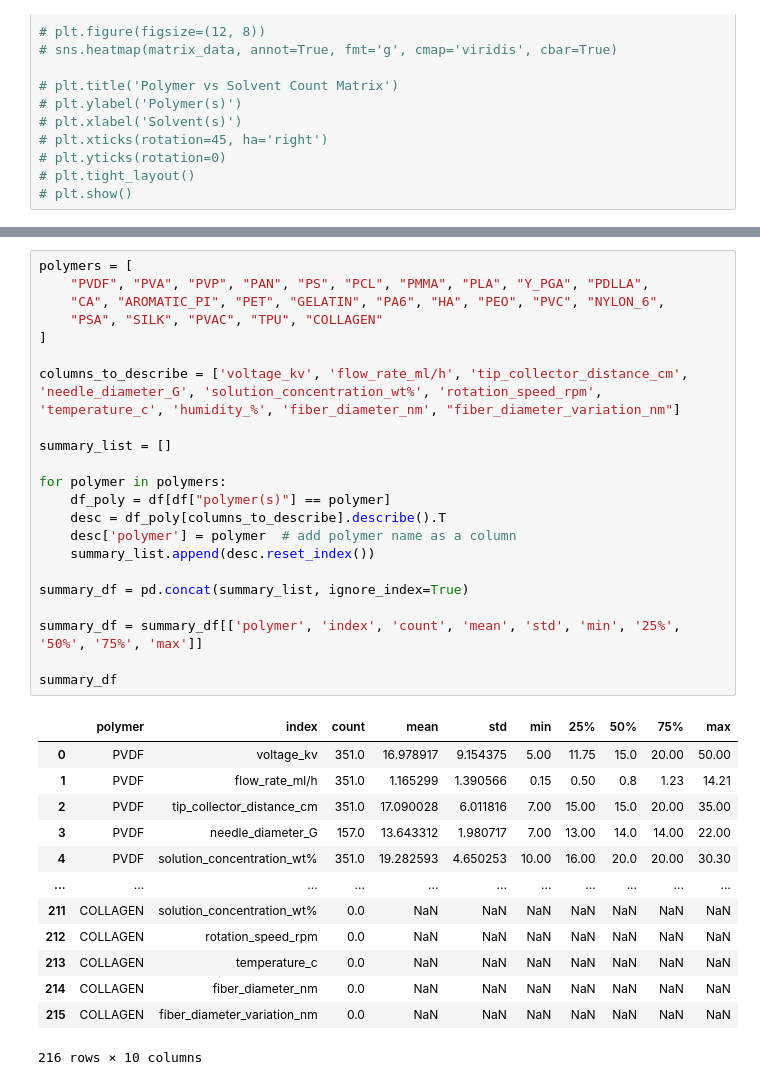
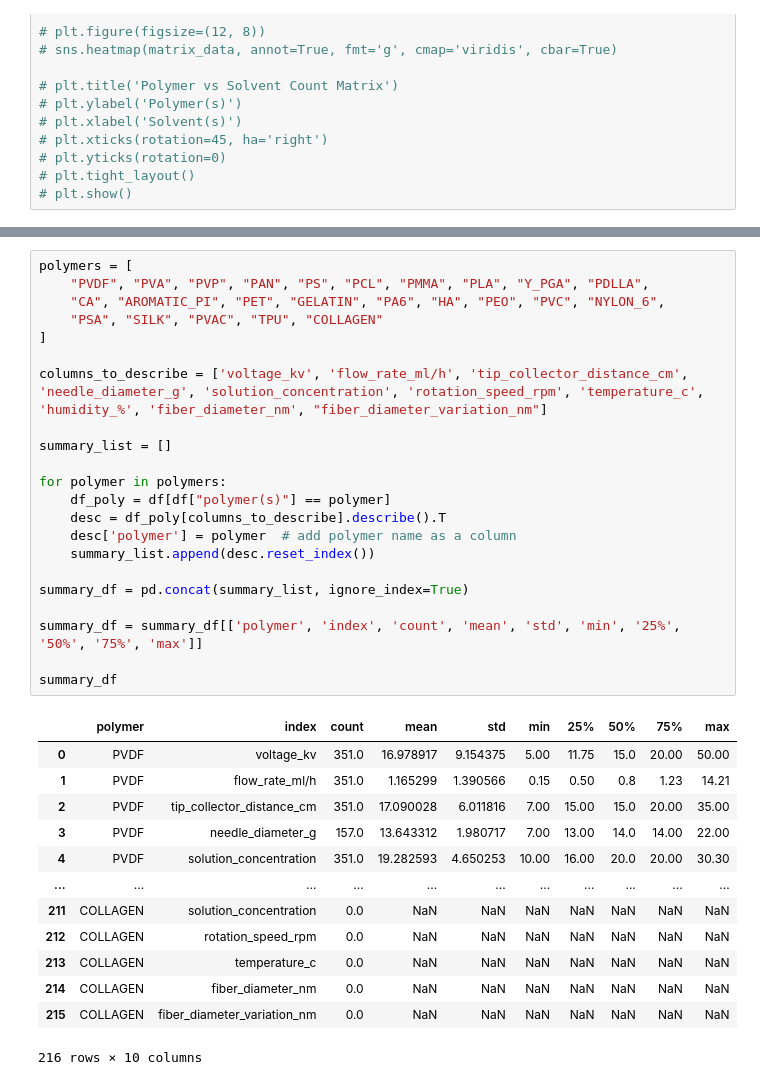
Before and after one commit to taltechloc/Cogni-e-SpinDB, a Jupyter notebook: eda.ipynb, the cells around one changed output, grey strips where cells are left out. Cells and saved outputs as stored; diff of their text form.

```diff
--- a/eda.ipynb
+++ b/eda.ipynb
@@ -193,34 +204,34 @@ Index(['doi', 'polymer(s)', 'is_solvent_blend', 'solvent(s)',
 # %%
 polymers = [
     "PVDF", "PVA", "PVP", "PAN", "PS", "PCL", "PMMA", "PLA", "Y_PGA", "PDLLA",
     "CA", "AROMATIC_PI", "PET", "GELATIN", "PA6", "HA", "PEO", "PVC", "NYLON_6",
     "PSA", "SILK", "PVAC", "TPU", "COLLAGEN"
 ]
 
-columns_to_describe = ['voltage_kv', 'flow_rate_ml/h', 'tip_collector_distance_cm', 'needle_diameter_G', 'solution_concentration_wt%', 'rotation_speed_rpm', 'temperature_c', 'humidity_%', 'fiber_diameter_nm', "fiber_diameter_variation_nm"]
+columns_to_describe = ['voltage_kv', 'flow_rate_ml/h', 'tip_collector_distance_cm', 'needle_diameter_g', 'solution_concentration', 'rotation_speed_rpm', 'temperature_c', 'humidity_%', 'fiber_diameter_nm', "fiber_diameter_variation_nm"]
 
 summary_list = []
 
 for polymer in polymers:
     df_poly = df[df["polymer(s)"] == polymer]
     desc = df_poly[columns_to_describe].describe().T
     desc['polymer'] = polymer  # add polymer name as a column
     summary_list.append(desc.reset_index())
 
 summary_df = pd.concat(summary_list, ignore_index=True)
 
 summary_df = summary_df[['polymer', 'index', 'count', 'mean', 'std', 'min', '25%', '50%', '75%', 'max']]
 
 summary_df
 # %% [output]
 |  | polymer | index | count | mean | std | min | 25% | 50% | 75% | max |
 | 0 | PVDF | voltage_kv | 351.0 | 16.978917 | 9.154375 | 5.00 | 11.75 | 15.0 | 20.00 | 50.00 |
 | 1 | PVDF | flow_rate_ml/h | 351.0 | 1.165299 | 1.390566 | 0.15 | 0.50 | 0.8 | 1.23 | 14.21 |
 | 2 | PVDF | tip_collector_distance_cm | 351.0 | 17.090028 | 6.011816 | 7.00 | 15.00 | 15.0 | 20.00 | 35.00 |
-| 3 | PVDF | needle_diameter_G | 157.0 | 13.643312 | 1.980717 | 7.00 | 13.00 | 14.0 | 14.00 | 22.00 |
-| 4 | PVDF | solution_concentration_wt% | 351.0 | 19.282593 | 4.650253 | 10.00 | 16.00 | 20.0 | 20.00 | 30.30 |
+| 3 | PVDF | needle_diameter_g | 157.0 | 13.643312 | 1.980717 | 7.00 | 13.00 | 14.0 | 14.00 | 22.00 |
+| 4 | PVDF | solution_concentration | 351.0 | 19.282593 | 4.650253 | 10.00 | 16.00 | 20.0 | 20.00 | 30.30 |
 | ... | ... | ... | ... | ... | ... | ... | ... | ... | ... | ... |
-| 211 | COLLAGEN | solution_concentration_wt% | 0.0 | NaN | NaN | NaN | NaN | NaN | NaN | NaN |
+| 211 | COLLAGEN | solution_concentration | 0.0 | NaN | NaN | NaN | NaN | NaN | NaN | NaN |
 | 212 | COLLAGEN | rotation_speed_rpm | 0.0 | NaN | NaN | NaN | NaN | NaN | NaN | NaN |
 | 213 | COLLAGEN | temperature_c | 0.0 | NaN | NaN | NaN | NaN | NaN | NaN | NaN |
 | 214 | COLLAGEN | fiber_diameter_nm | 0.0 | NaN | NaN | NaN | NaN | NaN | NaN | NaN |
```
Also changed, not shown: parts of 16 cells of this notebook, 3 other files.
